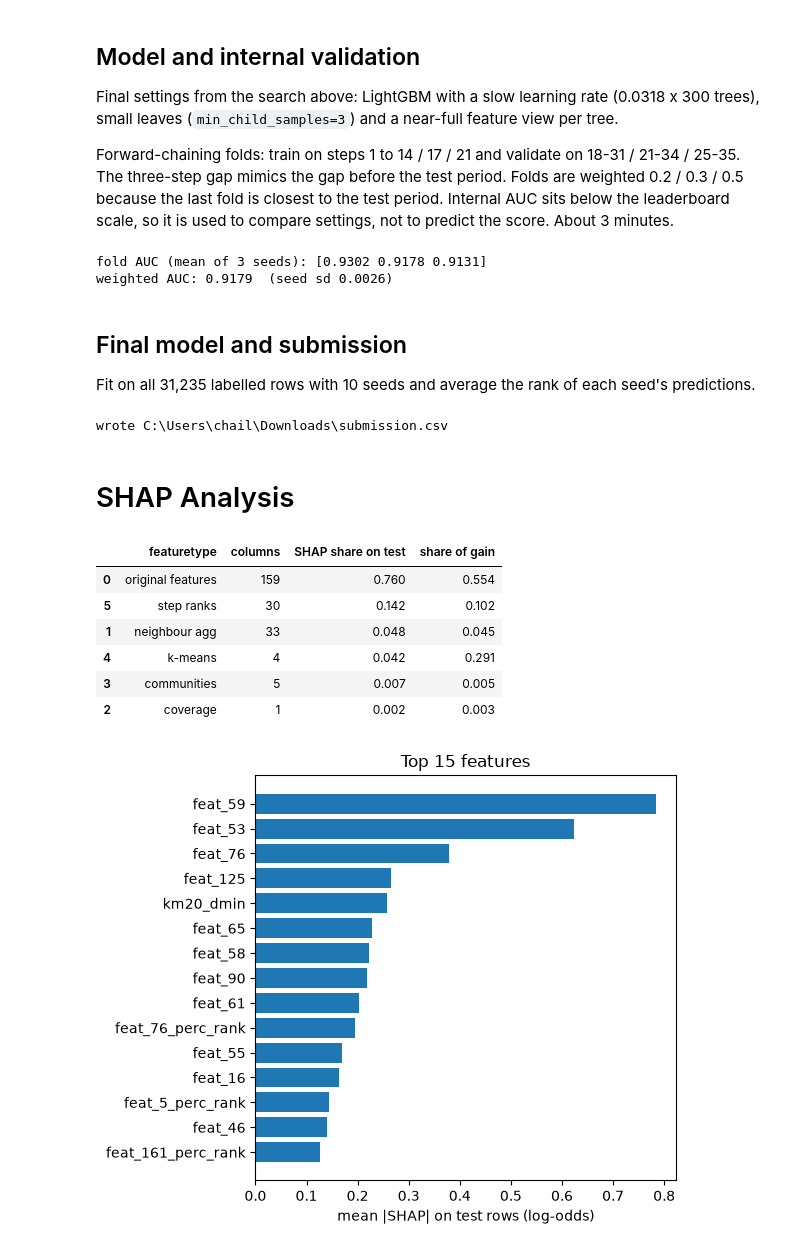
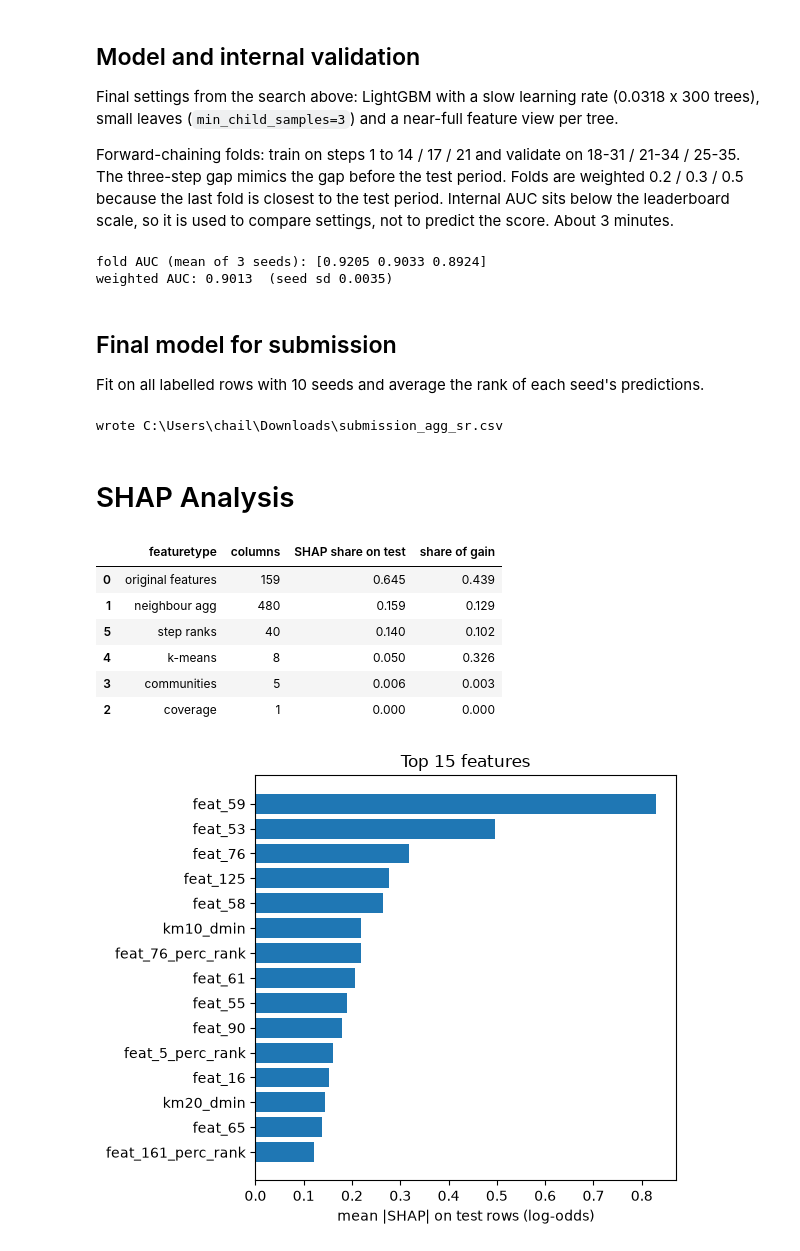
Before and after one commit to chailiam1000-design/4012_kaggle_competition, a Jupyter notebook: final_submission.ipynb, the cells around one changed output. Cells and saved outputs as stored; diff of their text form; code cells hidden in the pictures.

```diff
--- a/final_submission.ipynb
+++ b/final_submission.ipynb
@@ -457,7 +448,7 @@ Hyperparameter settings are searched for sequntially, each stage starting from t
 |3| check leaves * min_child_samples at budget|mcs=20 won in CV fold, but did worse in kaggled leaderboard , so mcs 3 stays|
 |4| fine search around stage 3 with lr and `min_child_samples` fixed|random trial 3: 79 leaves, bagging 0.68, colsample 0.97, bynode 0.8, L2 0.001|
 # %%
-RUN_TUNING = True
+RUN_TUNING = False
 #fowward-chaining temporal CV splits:eg (1,14), (18,31) trains from time step 1 to 14, validates on ts 18 through 31
 FOLDS_A = [((1, 14), (18, 31)),
            ((1, 17), (21, 34)),
@@ -586,8 +589,7 @@ if RUN_TUNING:
     grid3 = pd.DataFrame(index=[95, 63, 31, 15, 7], columns=[3, 20, 60], dtype=float)
     for nl in grid3.index:
         for mcs in grid3.columns:
-            grid3.loc[nl, mcs] = compare(auc_grid({**START, "num_leaves": nl, "min_child_samples": mcs},
-                                                  DA, (0, 1, 2)), g0)["gain"]
+            grid3.loc[nl, mcs] = compare(auc_grid({**START, "num_leaves": nl, "min_child_samples": mcs}, DA, (0, 1, 2)), g0)["gain"]
     print("gain over 95 leaves / mcs 3 (rows: num_leaves, columns: min_child_samples)")
     display(grid3.round(4))
 # %% [output]
@@ -607,17 +609,10 @@ rng4 = np.random.default_rng(2026)
 TRIALS4 = []
 for _ in range(30):
     TRIALS4.append(dict(START,
-                        num_leaves=int(rng4.choice([63, 79, 95, 127])),
-                        max_bin=int(rng4.choice([63, 127, 255, 1023])),
-                        min_sum_hessian_in_leaf=float(10 ** rng4.uniform(-5, -1)),
-                        feature_fraction_bynode=float(rng4.choice([0.8, 1.0])),
-                        colsample_bytree=float(rng4.uniform(0.85, 1.0)),
-                        subsample=float(rng4.uniform(0.55, 0.85)),
-                        reg_lambda=float(rng4.choice([0.0, 0.0, 0.0, 1e-3, 1e-2, 0.03])),
-                        reg_alpha=float(rng4.choice([0.0, 0.0, 1e-3, 1e-2])),
-                        min_split_gain=float(rng4.choice([0.0, 0.0, 0.01]))))
-print("trial 3:", {k: TRIALS4[2][k] for k in ("num_leaves", "max_bin", "subsample",
-                                               "colsample_bytree", "reg_lambda")})
+                        num_leaves=int(rng4.choice([63, 79, 95, 127])),max_bin=int(rng4.choice([63, 127, 255, 1023])),min_sum_hessian_in_leaf=float(10 ** rng4.uniform(-5, -1)),
+                        feature_fraction_bynode=float(rng4.choice([0.8, 1.0])),colsample_bytree=float(rng4.uniform(0.85, 1.0)),subsample=float(rng4.uniform(0.55, 0.85)),
+                        reg_lambda=float(rng4.choice([0.0, 0.0, 0.0, 1e-3, 1e-2, 0.03])),reg_alpha=float(rng4.choice([0.0, 0.0, 1e-3, 1e-2])),min_split_gain=float(rng4.choice([0.0, 0.0, 0.01]))))
+print("trial 3:", {k: TRIALS4[2][k] for k in ("num_leaves", "max_bin", "subsample","colsample_bytree", "reg_lambda")})
 if RUN_TUNING:
     t0 = time.time()
     DB = fold_data(FOLDS_B)
@@ -665,8 +660,7 @@ PARAMS = dict(objective="binary", metric="auc", n_estimators=300, learning_rate=
               num_leaves=79, min_child_samples=3, subsample=0.6845141636200309, subsample_freq=1,
               colsample_bytree=0.9738842887563355, feature_fraction_bynode=0.8,
               reg_alpha=0.0, reg_lambda=0.001, min_sum_hessian_in_leaf=0.010254828184014894,
-              max_bin=255, min_split_gain=0.0, path_smooth=0.0, extra_trees=False,
-              n_jobs=-1, verbose=-1)
+              max_bin=255, min_split_gain=0.0, path_smooth=0.0, extra_trees=False,n_jobs=-1, verbose=-1)
 FOLDS   = [((1, 14), (18, 31)), ((1, 17), (21, 34)), ((1, 21), (25, 35))]
 WEIGHTS = np.array([0.2, 0.3, 0.5])
 
@@ -681,12 +675,12 @@ for s in range(3):
 print("fold AUC (mean of 3 seeds):", grid.mean(axis=0).round(4))
 print(f"weighted AUC: {(grid @ WEIGHTS).mean():.4f}  (seed sd {(grid @ WEIGHTS).std():.4f})")
 # %% [output]
-fold AUC (mean of 3 seeds): [0.9302 0.9178 0.9131]
-weighted AUC: 0.9179  (seed sd 0.0026)
+fold AUC (mean of 3 seeds): [0.9205 0.9033 0.8924]
+weighted AUC: 0.9013  (seed sd 0.0035)
 # %% [markdown]
-## Final model and submission
+## Final model for submission
 
-Fit on all 31,235 labelled rows with 10 seeds and average the rank of each seed's predictions.
+Fit on all labelled rows with 10 seeds and average the rank of each seed's predictions.
 # %%
 from scipy.stats import rankdata, spearmanr
 from pathlib import Path
@@ -697,43 +691,43 @@ Xt = tst[tot_feats].to_numpy(np.float32)
 ranks = np.mean([rankdata(lgb.LGBMClassifier(**PARAMS, random_state=s).fit(X, y)
                           .predict_proba(Xt)[:, 1]) / len(Xt) for s in range(10)], axis=0)
 sub = pd.DataFrame({"index": test["index"].values, "target": ranks})
-sub.to_csv(OUT / "submission.csv", index=False)
-print("wrote", OUT / "submission.csv")
+sub.to_csv(OUT / "submission_agg_sr.csv", index=False)
+print("wrote", OUT / "submission_agg_sr.csv")
 # %% [output]
-wrote C:\Users\chail\Downloads\submission.csv
+wrote C:\Users\chail\Downloads\submission_agg_sr.csv
 # %% [markdown]
 # SHAP Analysis
 # %%
 feat_types = {"original features": BASE, "neighbour agg":graph_agg,"coverage":["coverage_frac"],
-              "communities":louvain_comm,"k-means":k_means,"step ranks":[f"{c}_perc_rank" for c in TOP30]}
+              "communities":louvain_comm,"k-means":k_means,"step ranks":[f"{c}_perc_rank" for c in TOP40]}
 all_cols = [c for cols in feat_types.values() for c in cols]
 model = lgb.LGBMClassifier(**PARAMS, random_state=0)
 model.fit(lab[tot_feats].to_numpy(np.float32), lab["label"].to_numpy())
 #tree SHAP on test rows
 Xt = tst[tot_feats].to_numpy(np.float32)
 contrib = model.predict(Xt, pred_contrib=True)# one column per feature + a last bias column
 shap_abs = pd.Series(np.abs(contrib[:, :-1]).mean(axis=0), index=tot_feats)
 gain = pd.Series(model.booster_.feature_importance("gain"), index=tot_feats)
 #share of SHAP and of gain per feat_type
 rows = []
 for name, cols in feat_types.items():
     rows.append({"featuretype": name,"columns": len(cols),
                  "SHAP share on test": shap_abs[cols].sum()/shap_abs.sum(),"share of gain": gain[cols].sum()/gain.sum()})
 display(pd.DataFrame(rows).sort_values("SHAP share on test", ascending=False).round(3))
 #top 15 feats by mean |SHAP| on test
 top = shap_abs.sort_values(ascending=False).head(15)
 plt.figure(figsize=(6, 5))
 plt.barh(top.index[::-1], top.values[::-1])
 plt.xlabel("mean |SHAP| on test rows (log-odds)")
 plt.title("Top 15 features")
 plt.tight_layout()
 plt.show()
 # %% [output]
 |  | featuretype | columns | SHAP share on test | share of gain |
-| 0 | original features | 159 | 0.760 | 0.554 |
-| 5 | step ranks | 30 | 0.142 | 0.102 |
-| 1 | neighbour agg | 33 | 0.048 | 0.045 |
-| 4 | k-means | 4 | 0.042 | 0.291 |
-| 3 | communities | 5 | 0.007 | 0.005 |
-| 2 | coverage | 1 | 0.002 | 0.003 |
+| 0 | original features | 159 | 0.645 | 0.439 |
+| 1 | neighbour agg | 480 | 0.159 | 0.129 |
+| 5 | step ranks | 40 | 0.140 | 0.102 |
+| 4 | k-means | 8 | 0.050 | 0.326 |
+| 3 | communities | 5 | 0.006 | 0.003 |
+| 2 | coverage | 1 | 0.000 | 0.000 |
-[figure, old version]
+[figure, new version]
```
Also changed, not shown: parts of 5 cells of this notebook.
